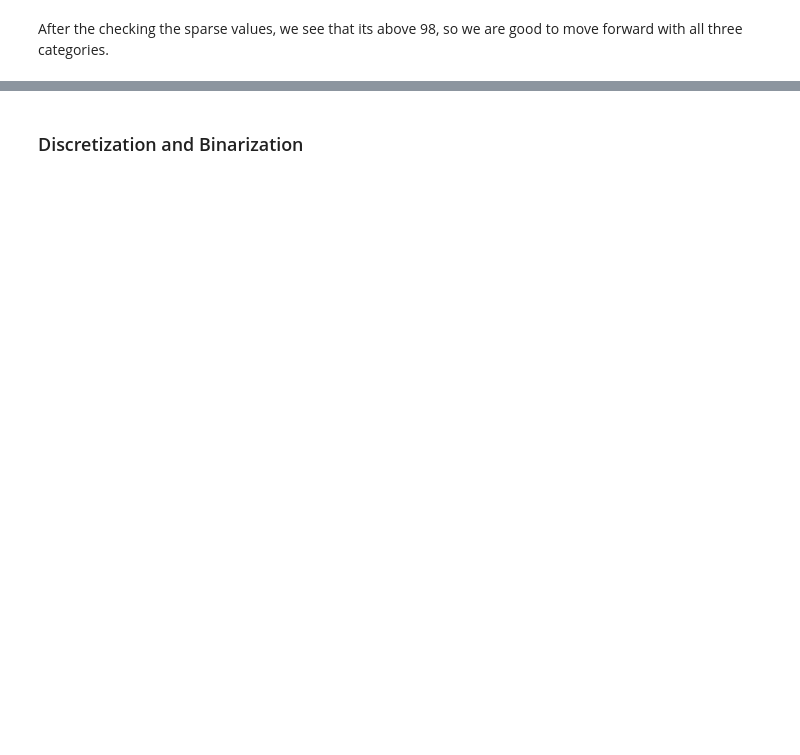
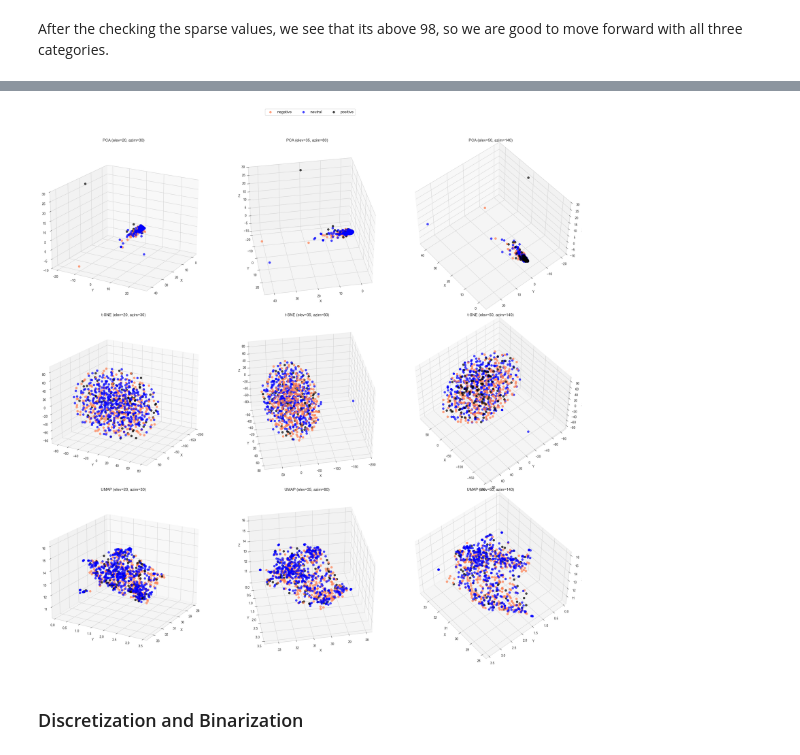
Before and after one commit to MigzAvila/DM2025-Lab1-Exercise, a Jupyter notebook: DM2025-Lab1-Homework.ipynb, the cells around one changed output, grey strips where cells are left out. Saved outputs shown, nothing was run; the diff lists cells and outputs as text; code cells hidden in the pictures; blank space fills up the shorter version.

```diff
--- a/DM2025-Lab1-Homework.ipynb
+++ b/DM2025-Lab1-Homework.ipynb
@@ -1098,43 +1187,84 @@ X_umap_tdm.shape
 # %%
 # Plotting 3d graphs to get different angel from 2d version
 from mpl_toolkits.mplot3d import Axes3D
 
 X_pca_3d = PCA(n_components=3).fit_transform(augmented_df.values)
-X_tsne_3d = TSNE(n_components=3, init='pca', learning_rate='auto').fit_transform(augmented_df.values)
-X_umap_3d = umap.UMAP(n_components=3).fit_transform(augmented_df.values)
+X_tsne_3d = TSNE(
+    n_components=3,
+    init='pca',
+    learning_rate='auto',
+    random_state=42
+).fit_transform(augmented_df.values)
+X_umap_3d = umap.UMAP(n_components=3, random_state=42).fit_transform(augmented_df.values)
 
 # Colors and categories
 col = ['coral', 'blue', 'black', 'orange']
 categories = redditData['category_name_by_label'].unique()
 
-# Function to plot 3D scatter
-def plot_3d(ax, X_reduced, title, elev=20, azim=45):
+# 3D plotting function
+def plot_3d(ax, X_reduced, title, elev, azim):
     for c, category in zip(col, categories):
         mask = redditData['category_name_by_label'] == category
-        xs = X_reduced[mask, 0]
-        ys = X_reduced[mask, 1]
-        zs = X_reduced[mask, 2]
-        ax.scatter(xs, ys, zs, c=c, label=category, alpha=0.7, s=40)
+        ax.scatter(
+            X_reduced[mask, 0],
+            X_reduced[mask, 1],
+            X_reduced[mask, 2],
+            c=c,
+            label=category,
+            alpha=0.7,
+            s=40
+        )
+
     ax.view_init(elev=elev, azim=azim)
-    ax.set_title(title, fontsize=14)
-    ax.set_xlabel('X-axis')
-    ax.set_ylabel('Y-axis')
-    ax.set_zlabel('Z-axis')
+    ax.set_title(title, fontsize=12)
+    ax.set_xlabel('X')
+    ax.set_ylabel('Y')
+    ax.set_zlabel('Z')
     ax.grid(True)
 
-# Create figure with 3 subplots
-fig = plt.figure(figsize=(30, 10))
-angles = [(45, 45), (30, 25), (60, 30)]
-methods = [('PCA', X_pca_3d), ('t-SNE', X_tsne_3d), ('UMAP', X_umap_3d)]
+# Angles (3 per method)
+angles = [
+    (20, 30),
+    (35, 80),
+    (50, 140)
+]
 
-for i, ((title, data), (elev, azim)) in enumerate(zip(methods, angles), 1):
-    ax = fig.add_subplot(1, 3, i, projection='3d')  # 3D subplot
-    plot_3d(ax, data, f'{title} (angle {elev}/{azim})', elev, azim)
+methods = [
+    ('PCA', X_pca_3d),
+    ('t-SNE', X_tsne_3d),
+    ('UMAP', X_umap_3d)
+]
 
-# Add a single legend for all subplots
-fig.legend(categories, loc='upper right', fontsize=12)
-plt.tight_layout()
+# Create 3×3 figure
+fig = plt.figure(figsize=(24, 24))
+
+plot_idx = 1
+for method_name, data in methods:
+    for elev, azim in angles:
+        ax = fig.add_subplot(3, 3, plot_idx, projection='3d')
+        plot_3d(
+            ax,
+            data,
+            f'{method_name} (elev={elev}, azim={azim})',
+            elev,
+            azim
+        )
+        plot_idx += 1
+
+# Single legend for all plots
+handles, labels = ax.get_legend_handles_labels()
+fig.legend(
+    handles,
+    labels,
+    loc='upper center',
+    ncol=len(categories),
+    fontsize=12
+)
+
+plt.tight_layout(rect=[0, 0, 1, 0.95])
 plt.show()
+# %% [output]
+[figure, added]
 # %% [markdown]
 ### Discretization and Binarization
 # %%
```
Also changed, not shown: parts of 20 cells of this notebook.
